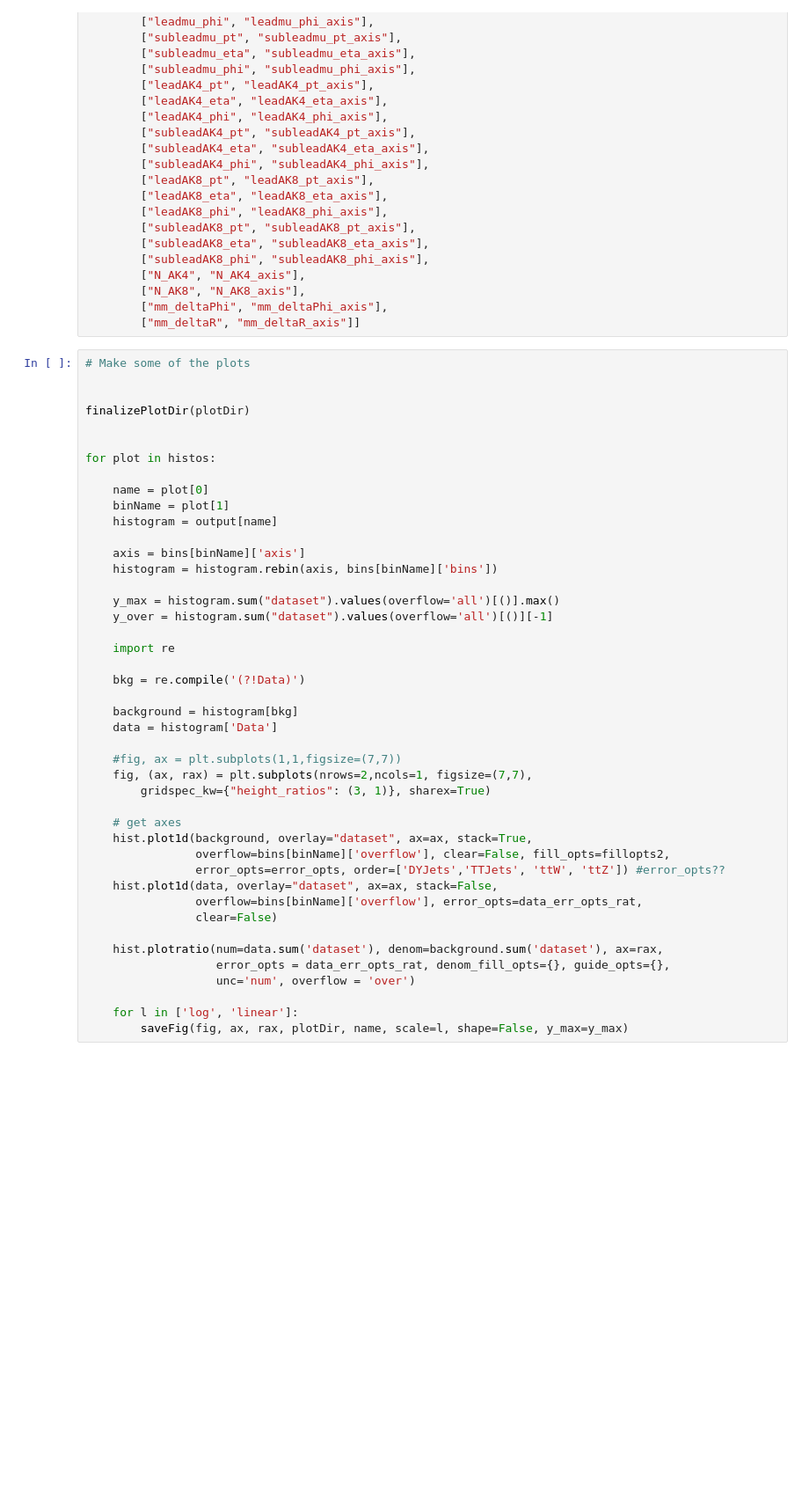
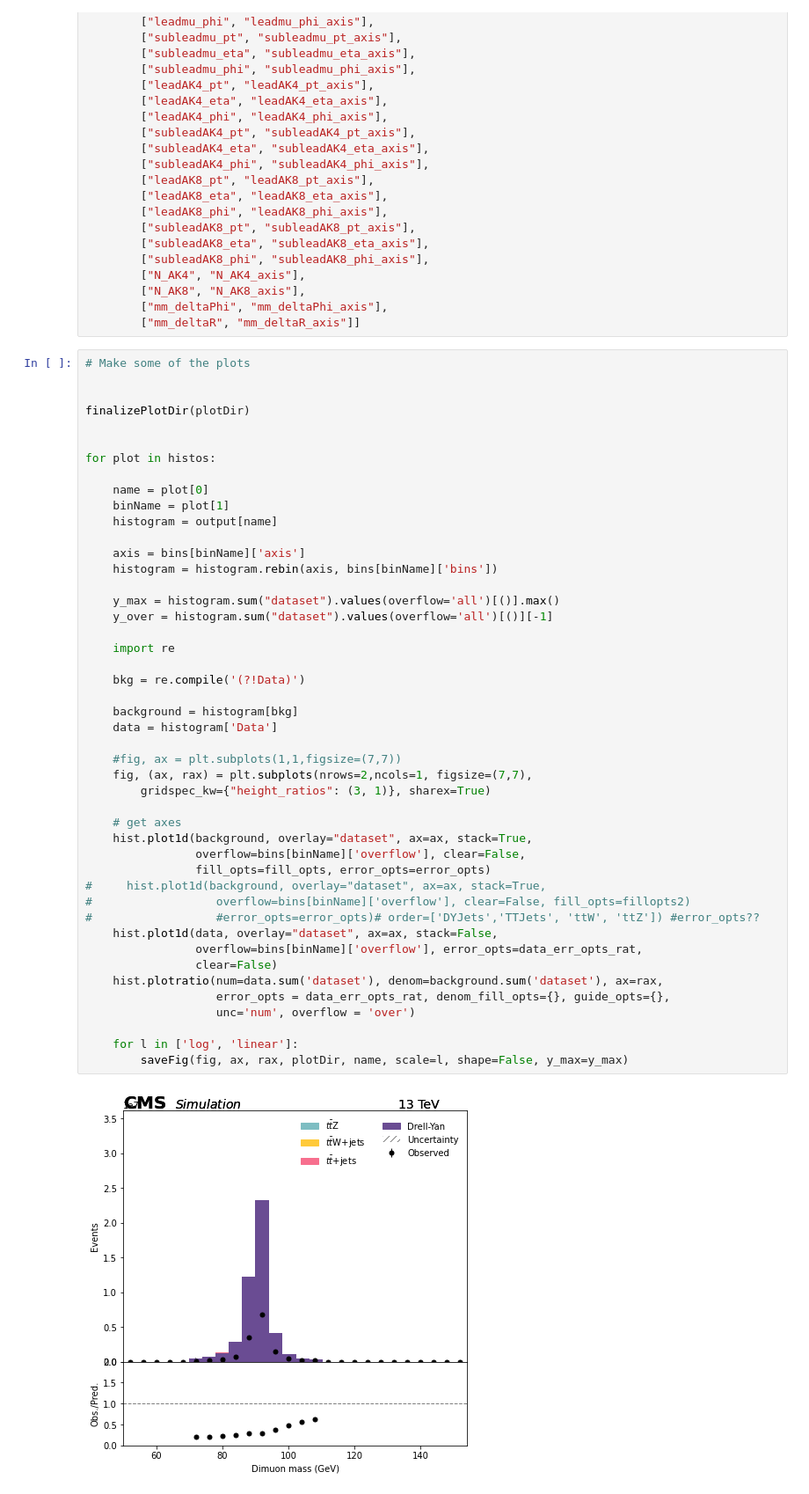
Before and after one commit to mirandabryson/tW_scattering, a Jupyter notebook: processor/diLep_CR.ipynb, the cells around one changed output. Shown at 88% size. Saved outputs shown, nothing was run; the diff lists cells and outputs as text; blank space fills up the shorter version.

```diff
--- a/processor/diLep_CR.ipynb
+++ b/processor/diLep_CR.ipynb
@@ -768,33 +787,37 @@ for plot in histos:
     histogram = output[name]
 
     axis = bins[binName]['axis']
     histogram = histogram.rebin(axis, bins[binName]['bins'])
 
     y_max = histogram.sum("dataset").values(overflow='all')[()].max()
     y_over = histogram.sum("dataset").values(overflow='all')[()][-1]
 
     import re
 
     bkg = re.compile('(?!Data)')
 
     background = histogram[bkg]
     data = histogram['Data']
 
     #fig, ax = plt.subplots(1,1,figsize=(7,7))
     fig, (ax, rax) = plt.subplots(nrows=2,ncols=1, figsize=(7,7),
         gridspec_kw={"height_ratios": (3, 1)}, sharex=True)
 
     # get axes
     hist.plot1d(background, overlay="dataset", ax=ax, stack=True,
-                overflow=bins[binName]['overflow'], clear=False, fill_opts=fillopts2,
-                error_opts=error_opts, order=['DYJets','TTJets', 'ttW', 'ttZ']) #error_opts??
+                overflow=bins[binName]['overflow'], clear=False,
+                fill_opts=fill_opts, error_opts=error_opts)
+#     hist.plot1d(background, overlay="dataset", ax=ax, stack=True,
+#                  overflow=bins[binName]['overflow'], clear=False, fill_opts=fillopts2)
+#                  #error_opts=error_opts)# order=['DYJets','TTJets', 'ttW', 'ttZ']) #error_opts??
     hist.plot1d(data, overlay="dataset", ax=ax, stack=False,
                 overflow=bins[binName]['overflow'], error_opts=data_err_opts_rat,
                 clear=False)
-
     hist.plotratio(num=data.sum('dataset'), denom=background.sum('dataset'), ax=rax,
                    error_opts = data_err_opts_rat, denom_fill_opts={}, guide_opts={},
                    unc='num', overflow = 'over')
 
     for l in ['log', 'linear']:
         saveFig(fig, ax, rax, plotDir, name, scale=l, shape=False, y_max=y_max)
+# %% [output]
+[figure, added]
```
Also changed, not shown: parts of 7 cells of this notebook, 2 other files.
